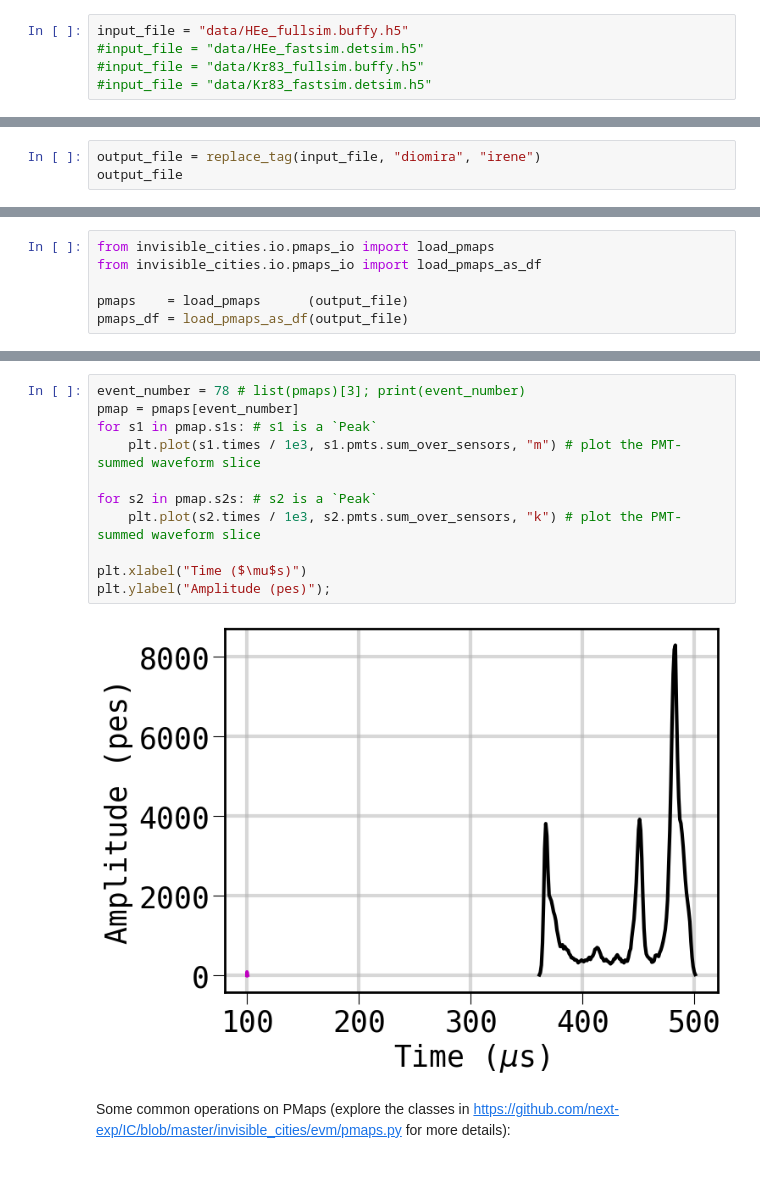
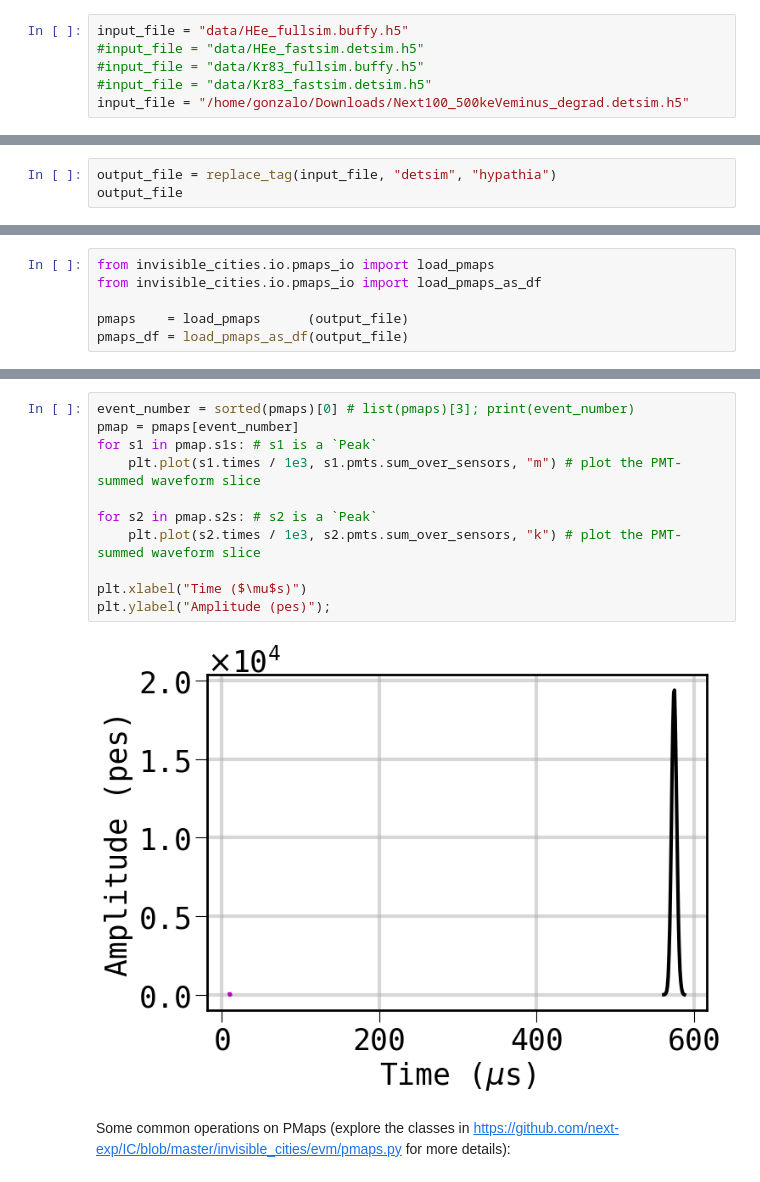
Before and after one commit to gonzaponte/ic-course, a Jupyter notebook: 5 - hypathia.ipynb, the cells around one changed output, grey strips where cells are left out. Drawn from its saved outputs; the diff is of its cells as text.

Commit message:
hypathia

```diff
--- a/5 - hypathia.ipynb
+++ b/5 - hypathia.ipynb
@@ -13,6 +13,7 @@ input_file = "data/HEe_fullsim.buffy.h5"
 #input_file = "data/HEe_fastsim.detsim.h5"
 #input_file = "data/Kr83_fullsim.buffy.h5"
 #input_file = "data/Kr83_fastsim.detsim.h5"
+input_file = "/home/gonzalo/Downloads/Next100_500keVeminus_degrad.detsim.h5"
 # %% [markdown]
 # Input file structure
 # %% [markdown]
@@ -120,6 +131,6 @@ sipm_samp_wid = 1 * mus
 # %% [markdown]
 ## City execution
 # %%
-output_file = replace_tag(input_file, "diomira", "irene")
+output_file = replace_tag(input_file, "detsim", "hypathia")
 output_file
 # %% [output]
@@ -202,16 +224,16 @@ pmaps_df = load_pmaps_as_df(output_file)
 # %%
-event_number = 78 # list(pmaps)[3]; print(event_number)
+event_number = sorted(pmaps)[0] # list(pmaps)[3]; print(event_number)
 pmap = pmaps[event_number]
 for s1 in pmap.s1s: # s1 is a `Peak`
     plt.plot(s1.times / 1e3, s1.pmts.sum_over_sensors, "m") # plot the PMT-summed waveform slice
 
 for s2 in pmap.s2s: # s2 is a `Peak`
     plt.plot(s2.times / 1e3, s2.pmts.sum_over_sensors, "k") # plot the PMT-summed waveform slice
 
 plt.xlabel("Time ($\mu$s)")
 plt.ylabel("Amplitude (pes)");
 # %% [output]
-[figure, old version]
+[figure, new version]
 # %% [markdown]
 Some common operations on PMaps (explore the classes in https://github.com/next-exp/IC/blob/master/invisible_cities/evm/pmaps.py for more details):
 # %%
```
Also changed, not shown: parts of 8 cells of this notebook, 1 other file.
